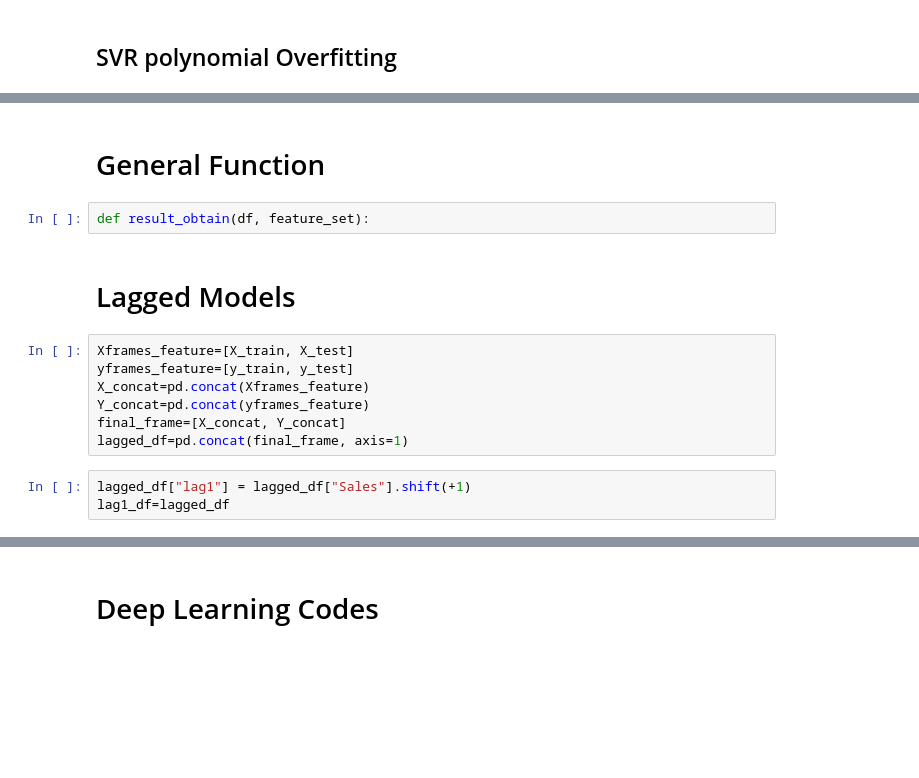
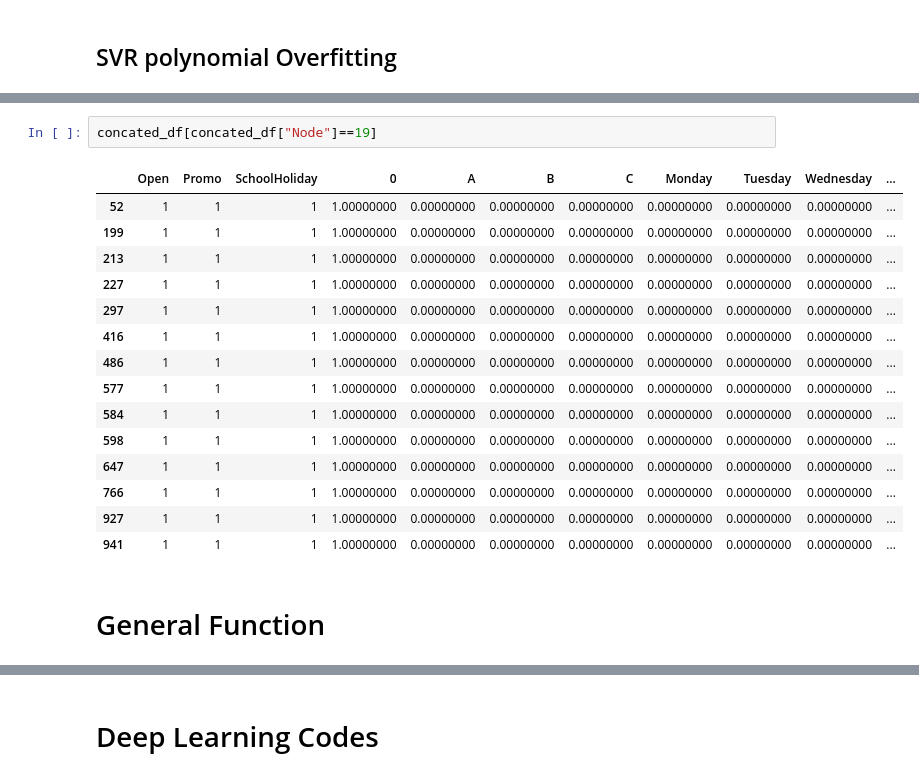
Before and after one commit to mbahadir/Research, a Jupyter notebook: Models/Rossman Model.ipynb, the cells around one changed output, grey strips where cells are left out. Drawn from its saved outputs; the diff is of its cells as text; blank space fills up the shorter version.

```diff
--- a/Models/Rossman Model.ipynb
+++ b/Models/Rossman Model.ipynb
@@ -487,16 +554,20 @@ performance_list("SVR Performance with Feature Extraction", svm_control_feature,
+# %%
+concated_df[concated_df["Node"]==19]
+# %% [output]
+|  | Open | Promo | SchoolHoliday | 0 | A | B | C | Monday | Tuesday | Wednesday | ... |
+| 52 | 1 | 1 | 1 | 1.00000000 | 0.00000000 | 0.00000000 | 0.00000000 | 0.00000000 | 0.00000000 | 0.00000000 | ... |
+| 199 | 1 | 1 | 1 | 1.00000000 | 0.00000000 | 0.00000000 | 0.00000000 | 0.00000000 | 0.00000000 | 0.00000000 | ... |
+| 213 | 1 | 1 | 1 | 1.00000000 | 0.00000000 | 0.00000000 | 0.00000000 | 0.00000000 | 0.00000000 | 0.00000000 | ... |
+| 227 | 1 | 1 | 1 | 1.00000000 | 0.00000000 | 0.00000000 | 0.00000000 | 0.00000000 | 0.00000000 | 0.00000000 | ... |
+| 297 | 1 | 1 | 1 | 1.00000000 | 0.00000000 | 0.00000000 | 0.00000000 | 0.00000000 | 0.00000000 | 0.00000000 | ... |
+| 416 | 1 | 1 | 1 | 1.00000000 | 0.00000000 | 0.00000000 | 0.00000000 | 0.00000000 | 0.00000000 | 0.00000000 | ... |
+| 486 | 1 | 1 | 1 | 1.00000000 | 0.00000000 | 0.00000000 | 0.00000000 | 0.00000000 | 0.00000000 | 0.00000000 | ... |
+| 577 | 1 | 1 | 1 | 1.00000000 | 0.00000000 | 0.00000000 | 0.00000000 | 0.00000000 | 0.00000000 | 0.00000000 | ... |
+| 584 | 1 | 1 | 1 | 1.00000000 | 0.00000000 | 0.00000000 | 0.00000000 | 0.00000000 | 0.00000000 | 0.00000000 | ... |
+| 598 | 1 | 1 | 1 | 1.00000000 | 0.00000000 | 0.00000000 | 0.00000000 | 0.00000000 | 0.00000000 | 0.00000000 | ... |
+| 647 | 1 | 1 | 1 | 1.00000000 | 0.00000000 | 0.00000000 | 0.00000000 | 0.00000000 | 0.00000000 | 0.00000000 | ... |
+| 766 | 1 | 1 | 1 | 1.00000000 | 0.00000000 | 0.00000000 | 0.00000000 | 0.00000000 | 0.00000000 | 0.00000000 | ... |
+| 927 | 1 | 1 | 1 | 1.00000000 | 0.00000000 | 0.00000000 | 0.00000000 | 0.00000000 | 0.00000000 | 0.00000000 | ... |
+| 941 | 1 | 1 | 1 | 1.00000000 | 0.00000000 | 0.00000000 | 0.00000000 | 0.00000000 | 0.00000000 | 0.00000000 | ... |
 # %% [markdown]
 # General Function
-# %%
-def result_obtain(df, feature_set):
-# %% [markdown]
-# Lagged Models
-# %%
-Xframes_feature=[X_train, X_test]
-yframes_feature=[y_train, y_test]
-X_concat=pd.concat(Xframes_feature)
-Y_concat=pd.concat(yframes_feature)
-final_frame=[X_concat, Y_concat]
-lagged_df=pd.concat(final_frame, axis=1)
-# %%
-lagged_df["lag1"] = lagged_df["Sales"].shift(+1)
-lag1_df=lagged_df
```
Also changed, not shown: parts of 41 cells of this notebook.
